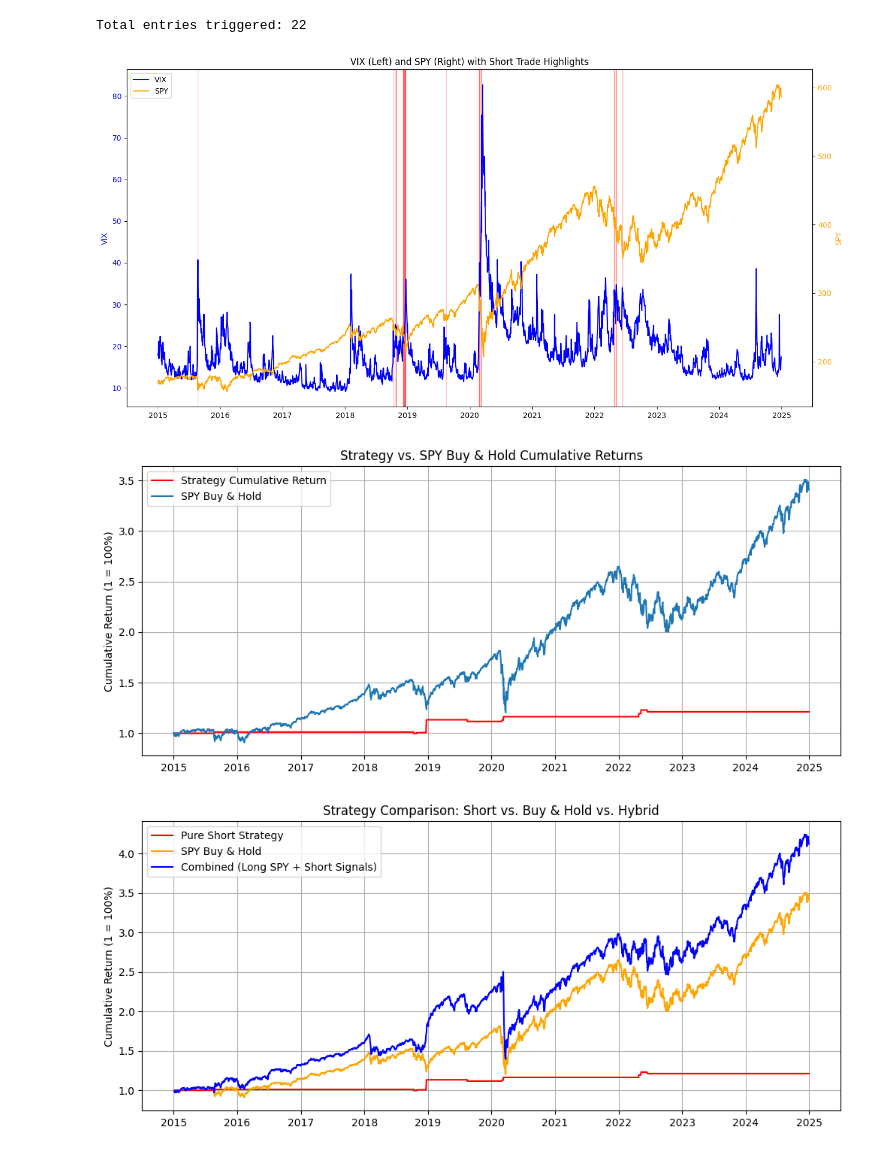
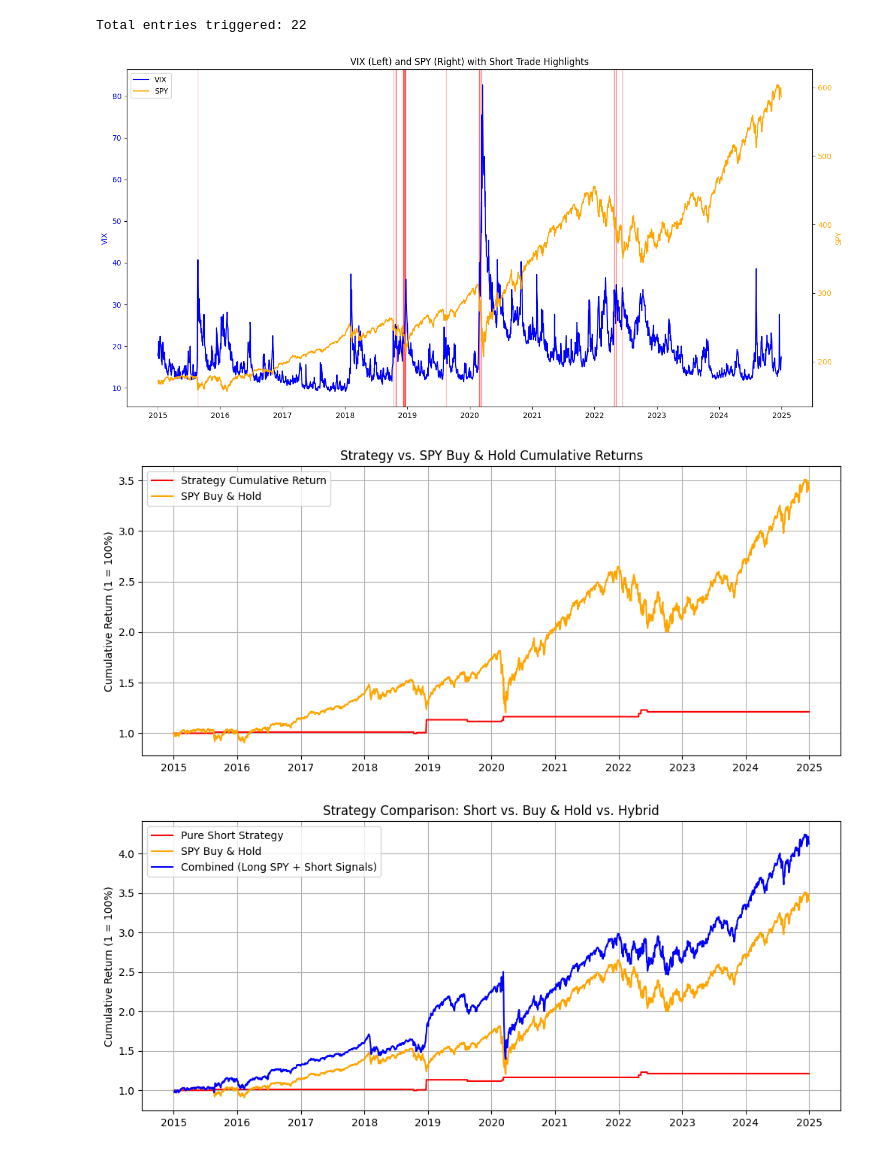
Before and after one commit to kinjuk/market-analysis, a Jupyter notebook: vix-strategies/spy-vix/vix_spy.ipynb, the cells around one changed output. Drawn from its saved outputs; the diff is of its cells as text; code cells hidden in the pictures.

```diff
--- a/vix-strategies/spy-vix/vix_spy.ipynb
+++ b/vix-strategies/spy-vix/vix_spy.ipynb
@@ -22,6 +22,8 @@ SPY_RECOVER_EXIT = 2.0       # SPY gain % to exit
 VIX_DROP_EXIT = -5.0        # VIX drop % to exit
 MAX_HOLD_DAYS = 13       # max holding period
 STOP_LOSS = -2.0               # stop loss % from entry price
+
+CRASH_OVERRIDE_THRESHOLD = -5.0 # Immediate short if SPY drops ≥5% in a day
 
 # Prepare columns
 data['Position'] = 0
@@ -136,14 +138,13 @@ plt.show()
 # Cumulative returns
 plt.figure(figsize=(12, 5))
 plt.plot(data['Cumulative_Strategy'], label='Strategy Cumulative Return', color='red')
-plt.plot(data['Cumulative_SPY'], label='SPY Buy & Hold')
+plt.plot(data['Cumulative_SPY'], label='SPY Buy & Hold', color='orange')
 plt.title('Strategy vs. SPY Buy & Hold Cumulative Returns')
 plt.ylabel('Cumulative Return (1 = 100%)')
 plt.legend()
 plt.grid(True)
 plt.show()
 
-#test
 plt.figure(figsize=(12, 5))
 plt.plot(data['Cumulative_Strategy'], label='Pure Short Strategy', color='red')
 plt.plot(data['Cumulative_SPY'], label='SPY Buy & Hold', color='orange')
@@ -153,7 +154,6 @@ plt.ylabel('Cumulative Return (1 = 100%)')
 plt.legend()
 plt.grid(True)
 plt.show()
-#testend
 
 # 6. Performance Summary
 total_trades = data['Trade_Return'].count()
@@ -161,36 +161,34 @@ winning_trades = (data['Trade_Return'] > 0).sum()
 losing_trades = (data['Trade_Return'] <= 0).sum()
 win_rate = winning_trades / total_trades if total_trades > 0 else 0
 total_return = data['Cumulative_Strategy'].iloc[-1] - 1
 
 print(f"Total trades: {total_trades}")
 print(f"Winning trades: {winning_trades}")
 print(f"Losing trades: {losing_trades}")
 print(f"Win rate: {win_rate:.2%}")
 print(f"Total strategy return: {total_return:.2%}")
 
-#test
 combined_return = data['Cumulative_Combined'].iloc[-1] - 1
 print(f"Pure Short Strategy Return: {total_return:.2%}")
 print(f"SPY Buy & Hold Return: {data['Cumulative_SPY'].iloc[-1] - 1:.2%}")
 print(f"Combined Strategy Return: {combined_return:.2%}")
-#testend
 # %% [output]
 [*********************100%***********************]  2 of 2 completed
 The behavior will change in pandas 3.0. This inplace method will never work because the intermediate object on which we are setting values always behaves as a copy.
 
 For example, when doing 'df[col].method(value, inplace=True)', try using 'df.method({col: value}, inplace=True)' or df[col] = df[col].method(value) instead, to perform the operation inplace on the ori ...
 
 
   data['Entry_Price'].ffill(inplace=True)
 The behavior will change in pandas 3.0. This inplace method will never work because the intermediate object on which we are setting values always behaves as a copy.
 
 For example, when doing 'df[col].method(value, inplace=True)', try using 'df.method({col: value}, inplace=True)' or df[col] = df[col].method(value) instead, to perform the operation inplace on the ori ...
 
 
   data['In_Trade'].fillna(False, inplace=True)
 Total entries triggered: 22
 [figure]
-[figure, old version]
+[figure, new version]
 [figure]
 Total trades: 22
 Winning trades: 7
```
